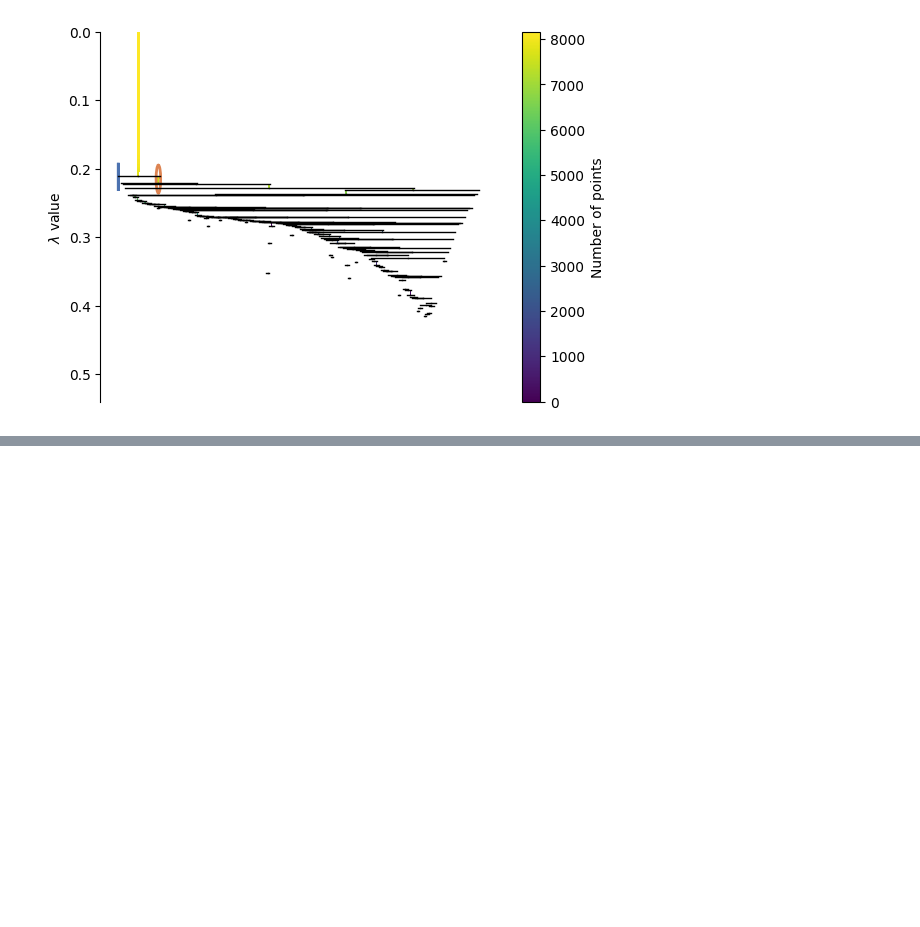
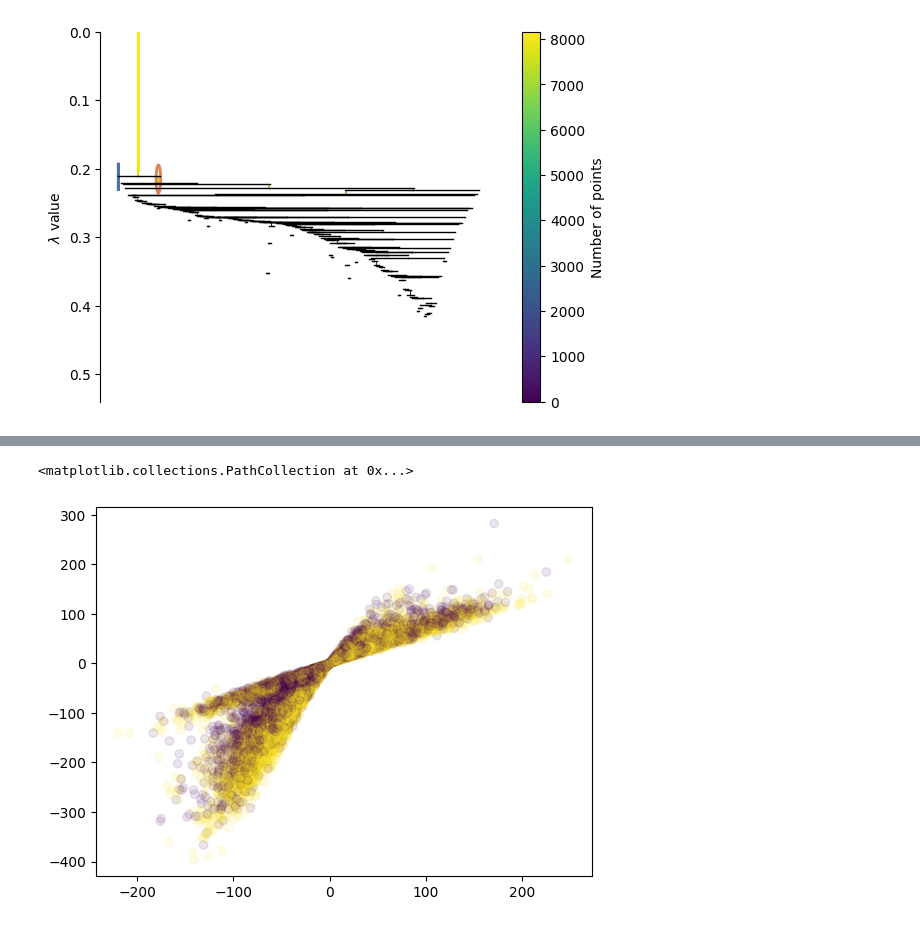
Before and after one commit to EleutherAI/weak-to-strong, a Jupyter notebook: notebooks/acts_clustering.ipynb, the cells around one changed output, grey strips where cells are left out. Cells and saved outputs as stored; diff of their text form; code cells hidden in the pictures; blank space fills up the shorter version.

```diff
--- a/notebooks/acts_clustering.ipynb
+++ b/notebooks/acts_clustering.ipynb
@@ -539,9 +145,18 @@ plt.hist(r.w2s_train.gt_soft_labels[clusters == -1], density=False)
 # %%
+# f(x; theta, b) = x @ theta
+# grad |f - y| = sign(y - f) * x
+# grad f = x
+# kernel grad = x_test @ sign(y - f) * x_trainn_test = 1000
 n_test = 1000
 test_idxs = np.random.choice(r.run.n, n_test, replace=False)
 layer = 20
 h = r.run.midtrain_hiddens[:, layer, :]
 test_h = h[test_idxs]
+
+train_grads = (2 * r.run.weak_soft_labels[:, None] - 1) * h
+kernel_grads = train_grads @ test_h.T
+
+# do batch averaging or something to eliminate unwanted variance
 batch_size, n_batches = 32, 1000
 batches = np.random.choice(len(h), n_batches * batch_size, replace=True)
 
@@ -618,0 +166,5 @@ Loaded hiddens data from ../results/quirky-pretrained-leading/bs=32-dd=sqrt-dl=1
+# %%
+plt.scatter(kernel_grads[:, 0], kernel_grads[:, 1], alpha=0.1, c=get_labs(r, "is_correct"))
+# %% [output]
+<matplotlib.collections.PathCollection at 0x...>
+[figure, added]
```
Also changed, not shown: parts of 15 cells of this notebook, 13 other files.
